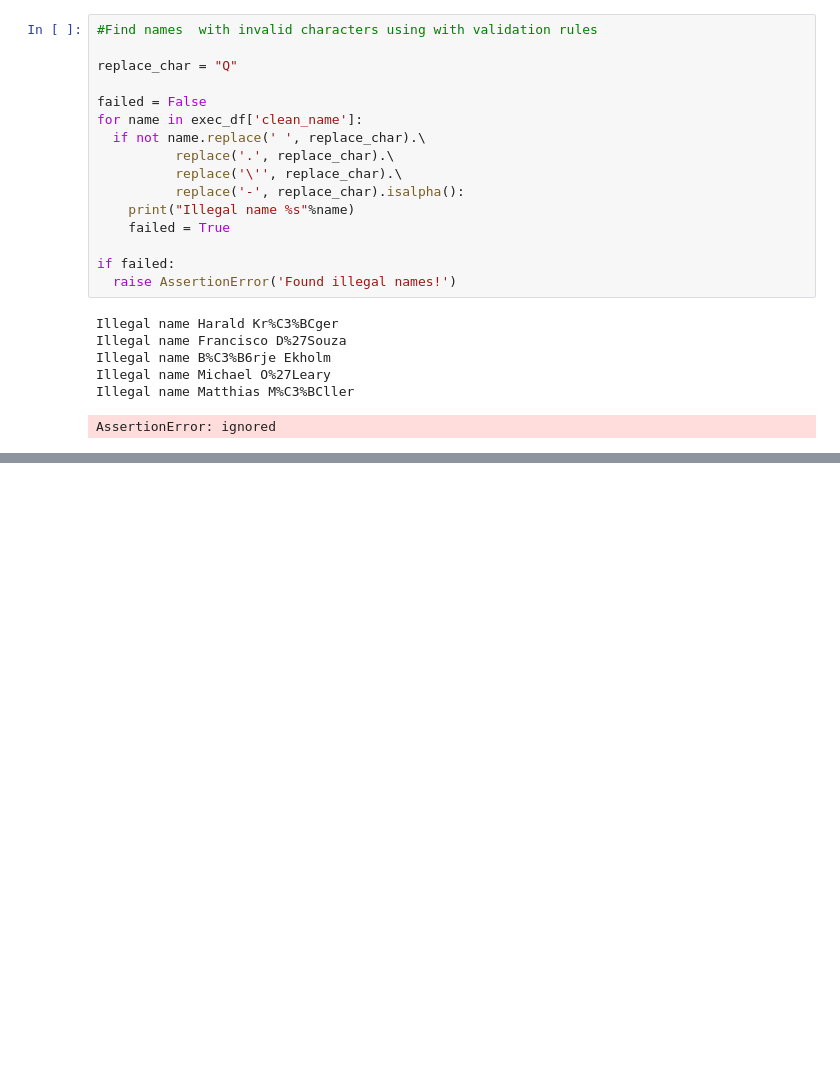
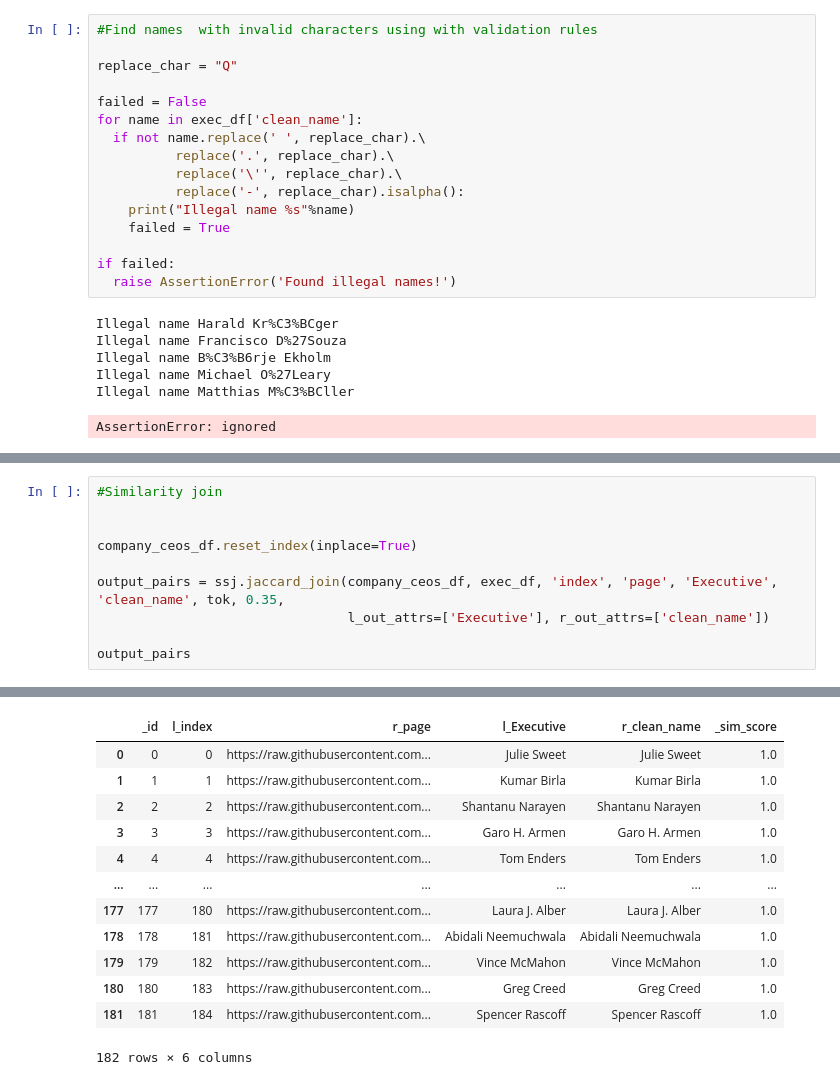
Before and after one commit to PazSheimy/GoogleColab-DataScience, a Jupyter notebook: DataWrangling.ipynb, the cells around one changed output, grey strips where cells are left out. Saved outputs shown, nothing was run; the diff lists cells and outputs as text; blank space fills up the shorter version.

```diff
--- a/DataWrangling.ipynb
+++ b/DataWrangling.ipynb
@@ -437,0 +474,11 @@ AssertionError: ignored
+# %%
+#Similarity join
+
+
+company_ceos_df.reset_index(inplace=True)
+
+output_pairs = ssj.jaccard_join(company_ceos_df, exec_df, 'index', 'page', 'Executive', 'clean_name', tok, 0.35,
+                                l_out_attrs=['Executive'], r_out_attrs=['clean_name'])
+
+output_pairs
+# %% [output]
@@ -437,0 +487,13 @@ AssertionError: ignored
+|  | _id | l_index | r_page | l_Executive | r_clean_name | _sim_score |
+| 0 | 0 | 0 | https://raw.githubusercontent.com... | Julie Sweet | Julie Sweet | 1.0 |
+| 1 | 1 | 1 | https://raw.githubusercontent.com... | Kumar Birla | Kumar Birla | 1.0 |
+| 2 | 2 | 2 | https://raw.githubusercontent.com... | Shantanu Narayen | Shantanu Narayen | 1.0 |
+| 3 | 3 | 3 | https://raw.githubusercontent.com... | Garo H. Armen | Garo H. Armen | 1.0 |
+| 4 | 4 | 4 | https://raw.githubusercontent.com... | Tom Enders | Tom Enders | 1.0 |
+| ... | ... | ... | ... | ... | ... | ... |
+| 177 | 177 | 180 | https://raw.githubusercontent.com... | Laura J. Alber | Laura J. Alber | 1.0 |
+| 178 | 178 | 181 | https://raw.githubusercontent.com... | Abidali Neemuchwala | Abidali Neemuchwala | 1.0 |
+| 179 | 179 | 182 | https://raw.githubusercontent.com... | Vince McMahon | Vince McMahon | 1.0 |
+| 180 | 180 | 183 | https://raw.githubusercontent.com... | Greg Creed | Greg Creed | 1.0 |
+| 181 | 181 | 184 | https://raw.githubusercontent.com... | Spencer Rascoff | Spencer Rascoff | 1.0 |
+182 rows × 6 columns
```
Also changed, not shown: parts of 12 cells of this notebook.
